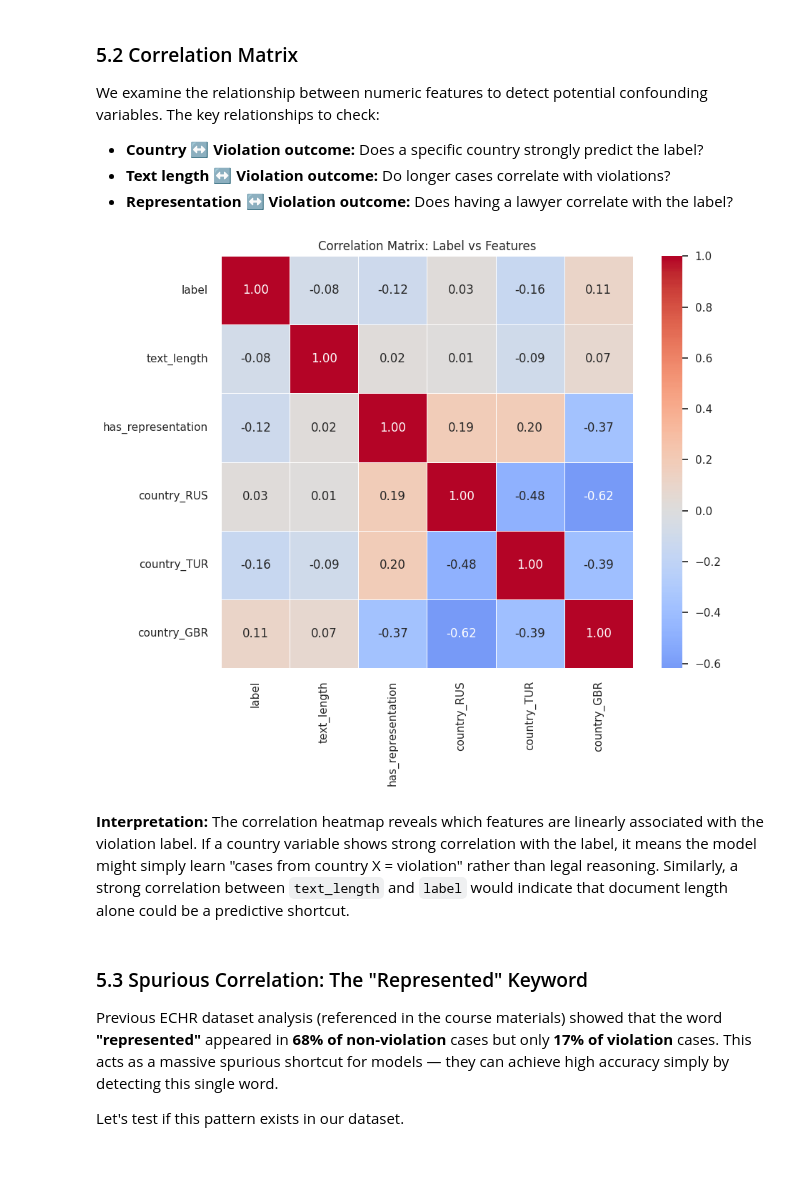
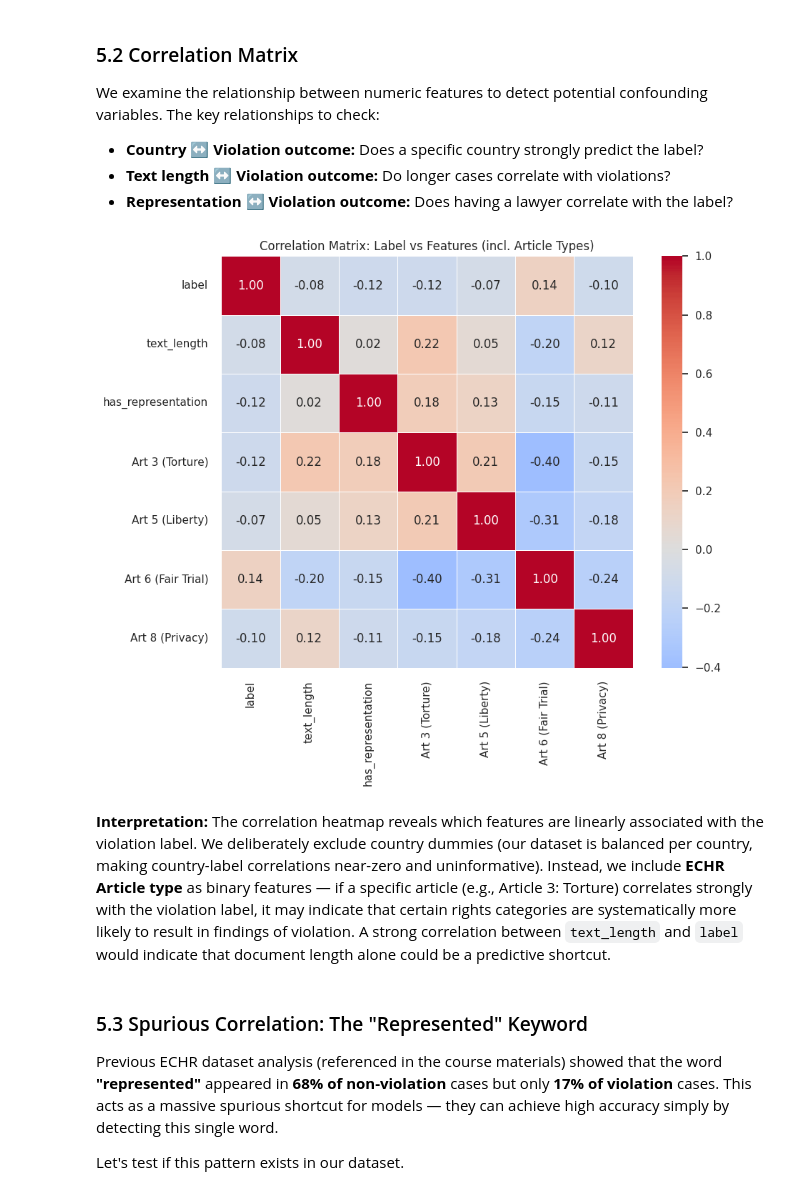
Before and after one commit to seaskyjj/echr, a Jupyter notebook: EDA.ipynb, the cells around one changed output. Drawn from its saved outputs; the diff is of its cells as text; code cells hidden in the pictures; blank space fills up the shorter version.

```diff
--- a/EDA.ipynb
+++ b/EDA.ipynb
@@ -273,24 +318,31 @@ We examine the relationship between numeric features to detect potential confoun
 - **Representation ↔ Violation outcome:** Does having a lawyer correlate with the label?
 # %%
 # Build a correlation-friendly DataFrame
+# We use Article types (more meaningful) instead of country dummies
 corr_df = df[['label', 'text_length', 'has_representation']].copy()
 
-# Encode country as dummy variables for correlation
-for country in df['respondent'].unique():
-    corr_df[f'country_{country}'] = (df['respondent'] == country).astype(int)
+# Encode Article types as binary features
+target_articles_corr = {'3': 'Art 3 (Torture)', '5': 'Art 5 (Liberty)',
+                        '6': 'Art 6 (Fair Trial)', '8': 'Art 8 (Privacy)'}
+for art_num, art_name in target_articles_corr.items():
+    # Check if article appears in either violation_articles or nonviolation_articles
+    corr_df[art_name] = (
+        df['violation_articles'].str.contains(art_num, na=False) |
+        df['nonviolation_articles'].str.contains(art_num, na=False)
+    ).astype(int)
 
 corr_matrix = corr_df.corr()
 
 plt.figure(figsize=(10, 8))
 sns.heatmap(corr_matrix, annot=True, cmap='coolwarm', center=0, fmt='.2f',
             linewidths=0.5, square=True)
-plt.title('Correlation Matrix: Label vs Features')
+plt.title('Correlation Matrix: Label vs Features (incl. Article Types)')
 plt.tight_layout()
 plt.show()
 # %% [output]
-[figure, old version]
+[figure, new version]
 # %% [markdown]
-**Interpretation:** The correlation heatmap reveals which features are linearly associated with the violation label. If a country variable shows strong correlation with the label, it means the model might simply learn "cases from country X = violation" rather than legal reasoning. Similarly, a strong correlation between `text_length` and `label` would indicate that document length alone could be a predictive shortcut.
+**Interpretation:** The correlation heatmap reveals which features are linearly associated with the violation label. We deliberately exclude country dummies (our dataset is balanced per country, making country-label correlations near-zero and uninformative). Instead, we include **ECHR Article type** as binary features — if a specific article (e.g., Article 3: Torture) correlates strongly with the violation label, it may indicate that certain rights categories are systematically more likely to result in findings of violation. A strong correlation between `text_length` and `label` would indicate that document length alone could be a predictive shortcut.
 # %% [markdown]
 ### 5.3 Spurious Correlation: The "Represented" Keyword
 Previous ECHR dataset analysis (referenced in the course materials) showed that the word **"represented"** appeared in **68% of non-violation** cases but only **17% of violation** cases. This acts as a massive spurious shortcut for models — they can achieve high accuracy simply by detecting this single word.
```
Also changed, not shown: parts of 15 cells of this notebook, 1 other file.
